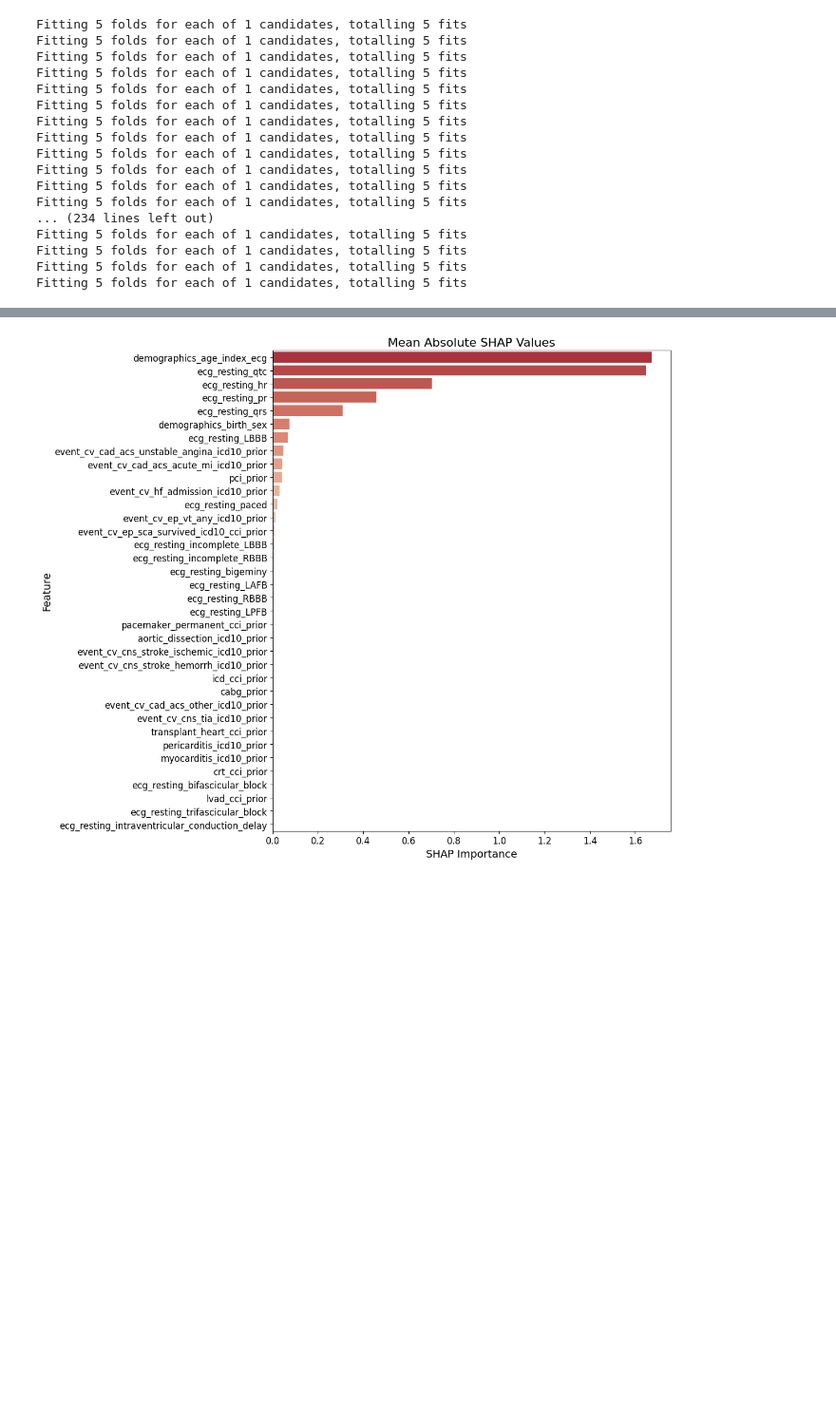
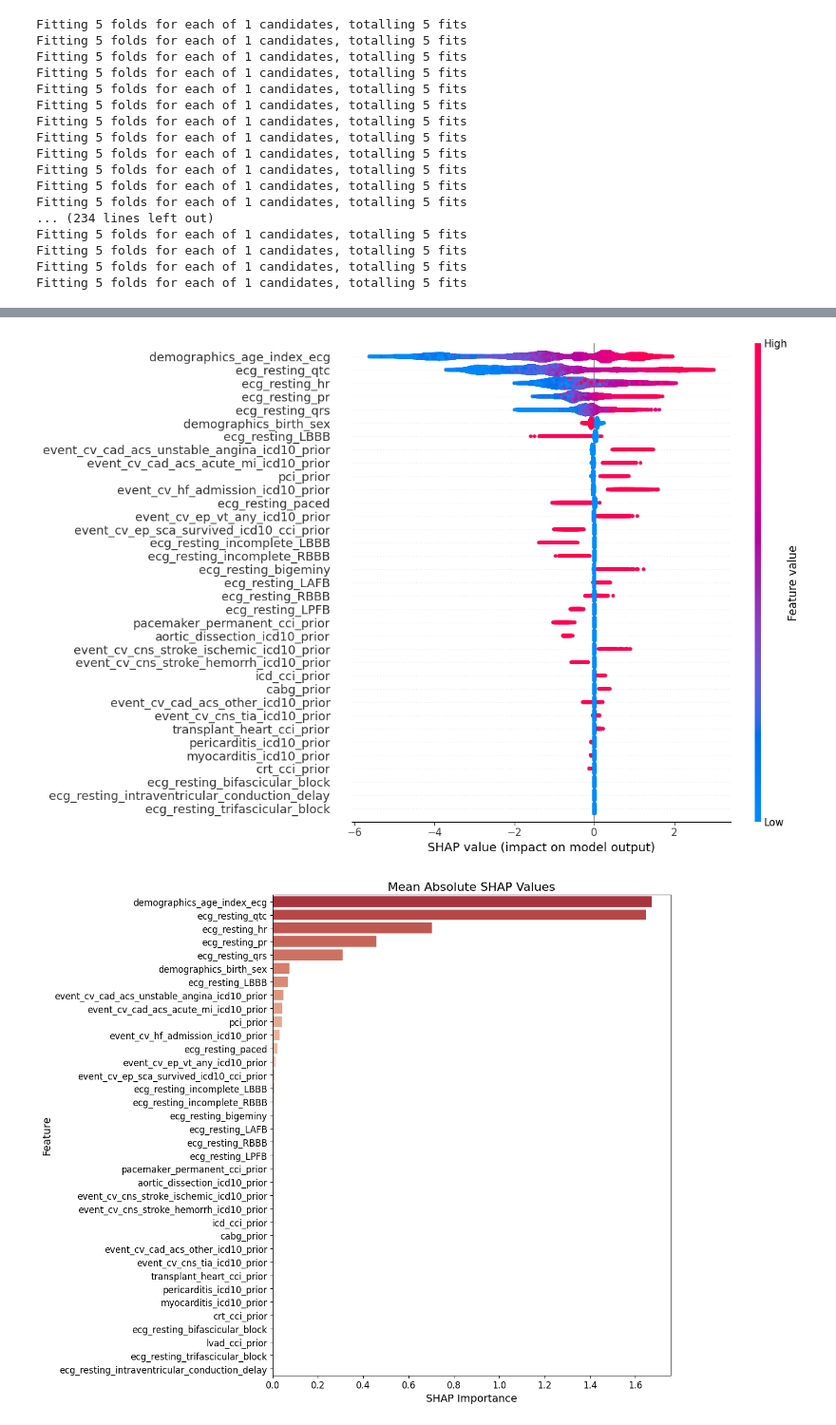
Before and after one commit to yildiramdsa/af-risk-prediction-using-ecg-and-ehr-data, a Jupyter notebook: model_development.ipynb, the cells around one changed output, grey strips where cells are left out. Shown at 95% size. Drawn from its saved outputs; the diff is of its cells as text; code cells hidden in the pictures; blank space fills up the shorter version.

```diff
--- a/model_development.ipynb
+++ b/model_development.ipynb
@@ -221,3 +238,20 @@ plt.show()
+# %%
+# let SHAP make its figure, but don't show it yet
+shap.summary_plot(
+    shap_values,
+    X_train_scaled,
+    max_display=35,
+    show=False
+)
+
+# get the current figure (the one SHAP just drew onto)
+fig = plt.gcf()
+fig.set_size_inches(12, 8)
+fig.tight_layout()
+fig.savefig("shap.png", dpi=300, bbox_inches='tight')
+plt.show()
+# %% [output]
+[figure, added]
 # %%
 shap_df_sorted = shap_df.sort_values(by='mean_abs_shap', ascending=False)
 
```
Also changed, not shown: parts of 8 cells of this notebook, 5 other files.
